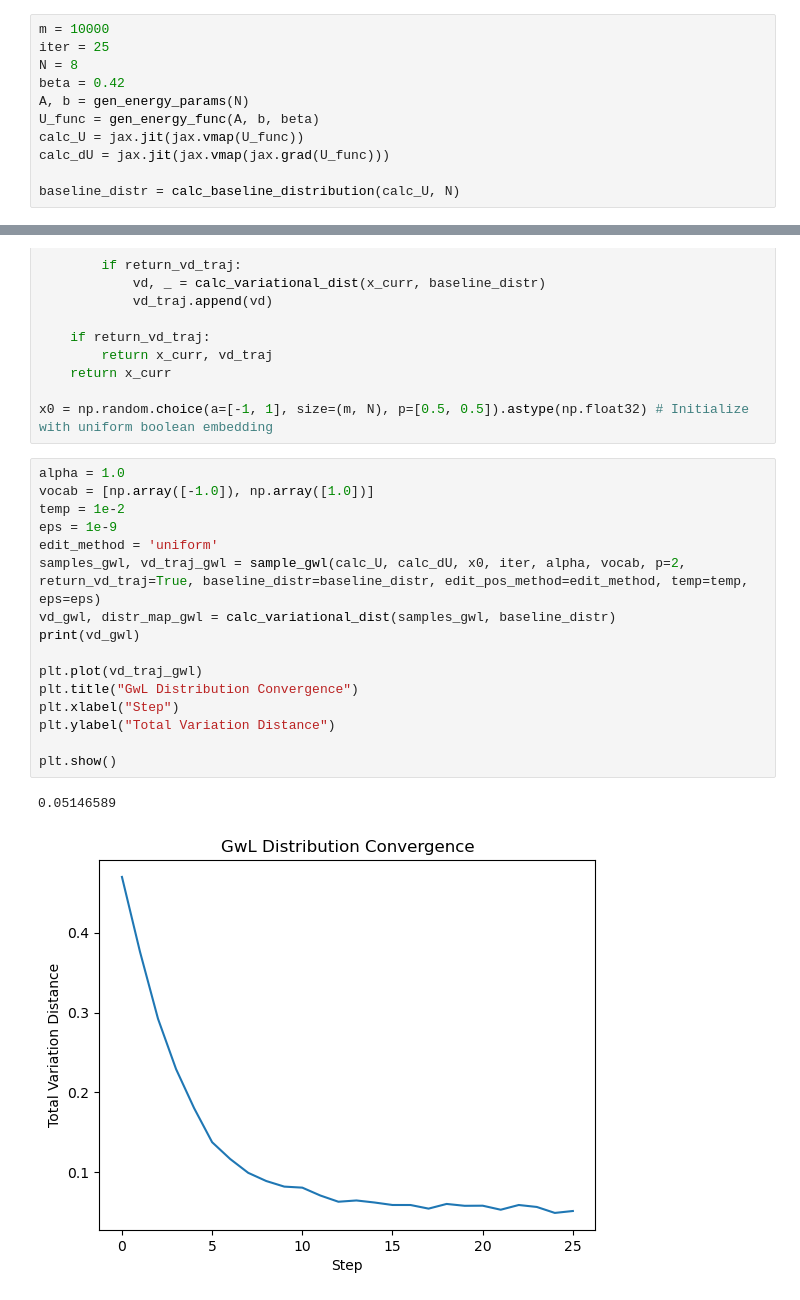
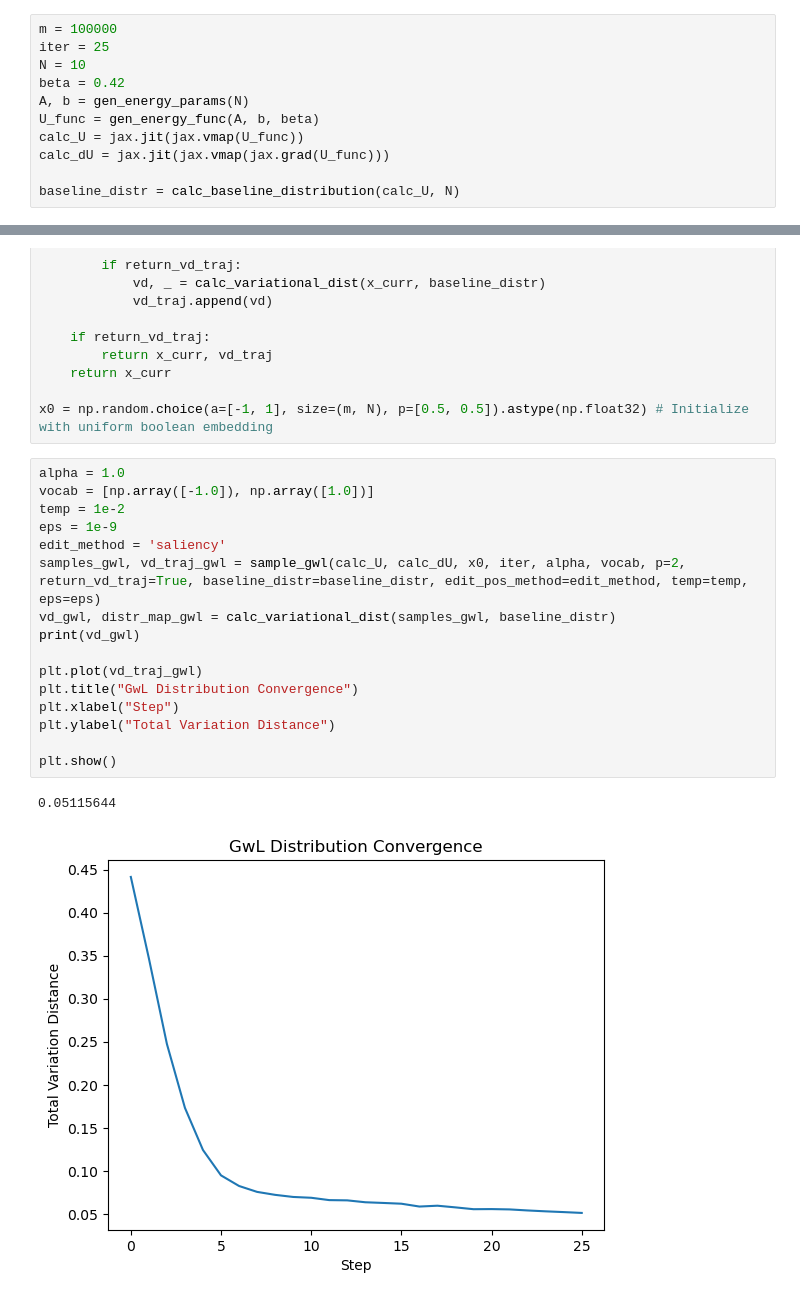
Before and after one commit to shainotshy1/MCMC_Comparisons, a Jupyter notebook: LanguageAlign/test.ipynb, the cells around one changed output, grey strips where cells are left out. Drawn from its saved outputs; the diff is of its cells as text.

```diff
--- a/LanguageAlign/test.ipynb
+++ b/LanguageAlign/test.ipynb
@@ -83,9 +83,9 @@ def proj_x(x):
     x[x==0] = 1
     return jnp.array(x)
 # %%
-m = 10000
+m = 100000
 iter = 25
-N = 8
+N = 10
 beta = 0.42
 A, b = gen_energy_params(N)
 U_func = gen_energy_func(A, b, beta)
@@ -331,19 +331,19 @@ x0 = np.random.choice(a=[-1, 1], size=(m, N), p=[0.5, 0.5]).astype(np.float32) #
 # %%
 alpha = 1.0
 vocab = [np.array([-1.0]), np.array([1.0])]
 temp = 1e-2
 eps = 1e-9
-edit_method = 'uniform'
+edit_method = 'saliency'
 samples_gwl, vd_traj_gwl = sample_gwl(calc_U, calc_dU, x0, iter, alpha, vocab, p=2, return_vd_traj=True, baseline_distr=baseline_distr, edit_pos_method=edit_method, temp=temp, eps=eps)
 vd_gwl, distr_map_gwl = calc_variational_dist(samples_gwl, baseline_distr)
 print(vd_gwl)
 
 plt.plot(vd_traj_gwl)
 plt.title("GwL Distribution Convergence")
 plt.xlabel("Step")
 plt.ylabel("Total Variation Distance")
 
 plt.show()
 # %% [output]
-0.05146589
+0.05115644
-[figure, old version]
+[figure, new version]
```
Also changed, not shown: parts of 9 cells of this notebook, 1 other file.
